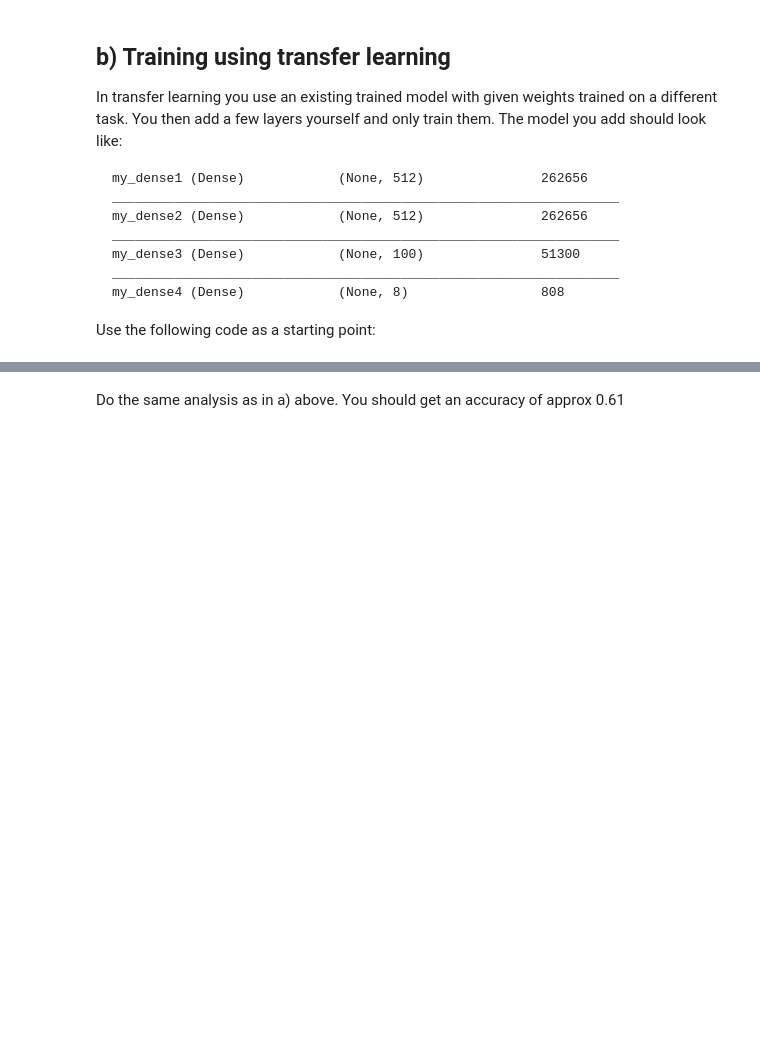
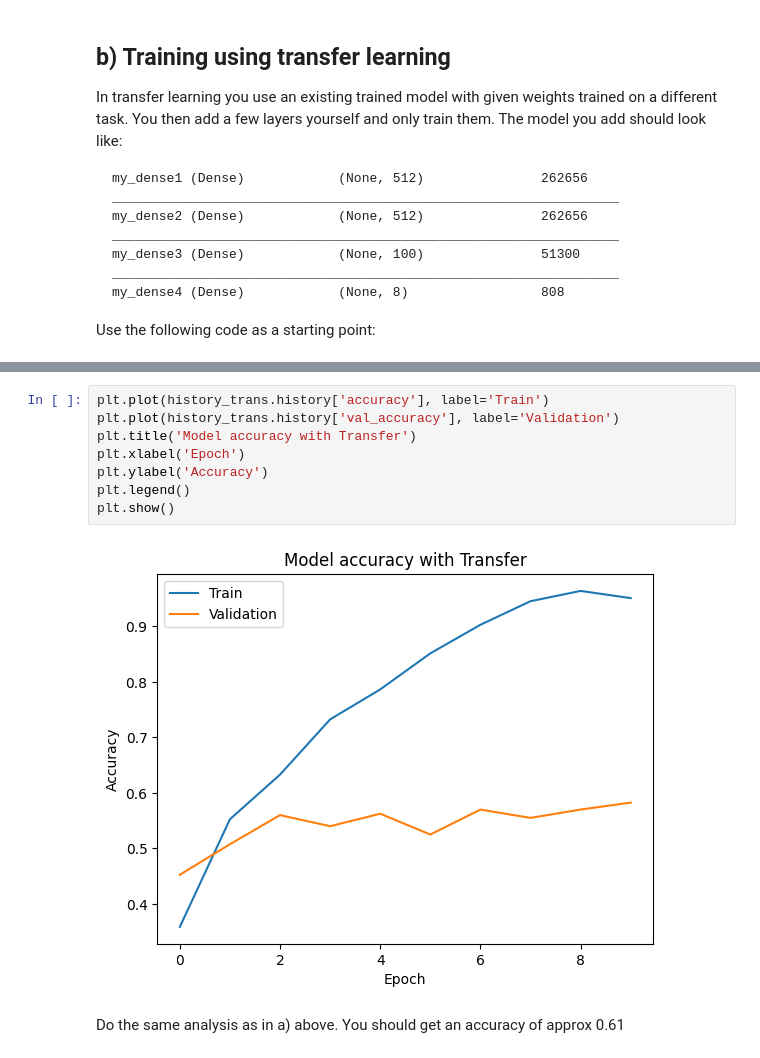
Before and after one commit to TypMitSchnurrbart/ws24_machine_learning, a Jupyter notebook: DL_Aufgabe2/cl_cnn_faces_nolsg.ipynb, the cells around one changed output, grey strips where cells are left out. Cells and saved outputs as stored; diff of their text form; blank space fills up the shorter version.

```diff
--- a/DL_Aufgabe2/cl_cnn_faces_nolsg.ipynb
+++ b/DL_Aufgabe2/cl_cnn_faces_nolsg.ipynb
@@ -195,3 +270,13 @@ my_dense4
+# %%
+plt.plot(history_trans.history['accuracy'], label='Train')
+plt.plot(history_trans.history['val_accuracy'], label='Validation')
+plt.title('Model accuracy with Transfer')
+plt.xlabel('Epoch')
+plt.ylabel('Accuracy')
+plt.legend()
+plt.show()
+# %% [output]
+[figure, added]
 # %% [markdown]
 Do the same analysis as in a) above. You should get an accuracy of approx 0.61
 # %% [markdown]
```
Also changed, not shown: parts of 11 cells of this notebook.
